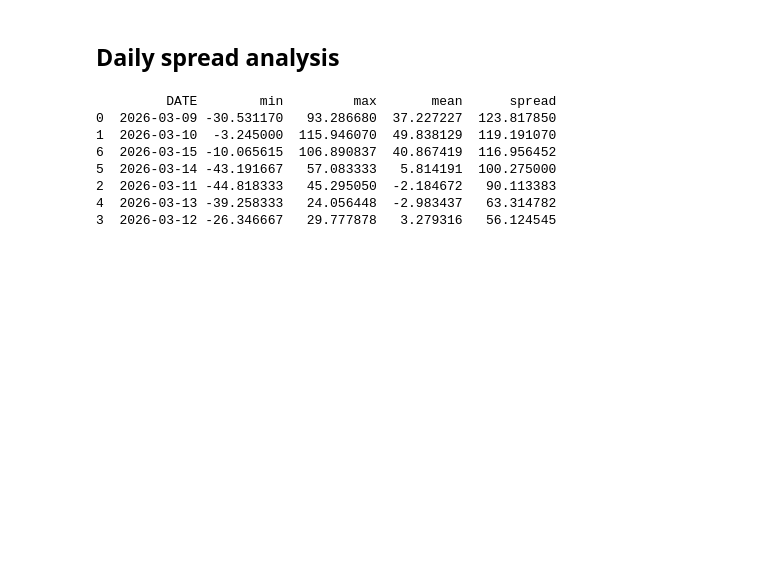
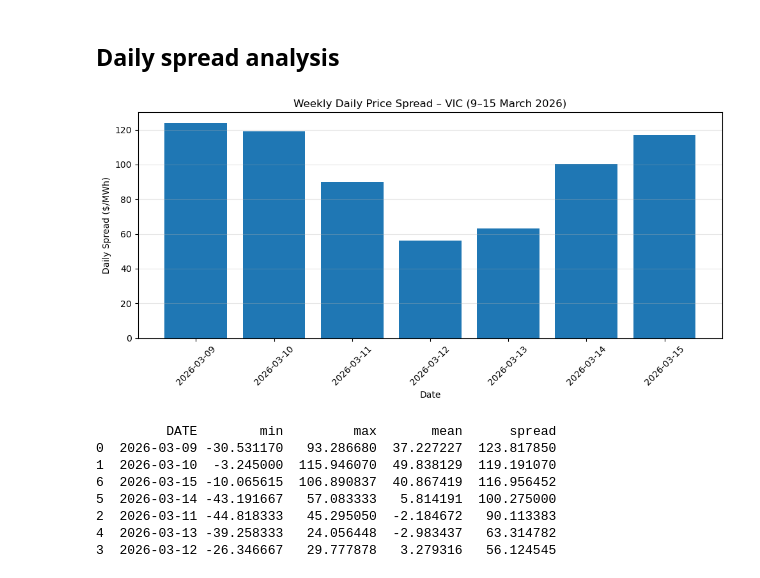
Before and after one commit to Vivekarya05/bess_trading_assessment, a Jupyter notebook: notebooks/02_Excerise_2_Weekly_BESS_market.ipynb, the cells around one changed output. Saved outputs shown, nothing was run; the diff lists cells and outputs as text; code cells hidden in the pictures; blank space fills up the shorter version.

```diff
--- a/notebooks/02_Excerise_2_Weekly_BESS_market.ipynb
+++ b/notebooks/02_Excerise_2_Weekly_BESS_market.ipynb
@@ -45,5 +68,26 @@ Total negative price intervals: 141
 # %% [markdown]
 ## Daily spread analysis
+# %%
+# --- Weekly daily spread chart ---
+daily_spread = (
+    weekly_df.groupby("DATE")["RRP"]
+    .agg(["min", "max"])
+    .reset_index()
+)
+
+daily_spread["spread"] = daily_spread["max"] - daily_spread["min"]
+
+plt.figure(figsize=(10, 5))
+plt.bar(daily_spread["DATE"].astype(str), daily_spread["spread"])
+plt.xlabel("Date")
+plt.ylabel("Daily Spread ($/MWh)")
+plt.title("Weekly Daily Price Spread – VIC (9–15 March 2026)")
+plt.xticks(rotation=45)
+plt.grid(axis="y", alpha=0.3)
+plt.tight_layout()
+plt.show()
+# %% [output]
+[figure, added]
 # %%
 daily_spread = weekly_df.groupby("DATE")["RRP"].agg(["min", "max", "mean"]).reset_index()
 daily_spread["spread"] = daily_spread["max"] - daily_spread["min"]
```
Also changed, not shown: parts of 7 cells of this notebook, 13 other files.
